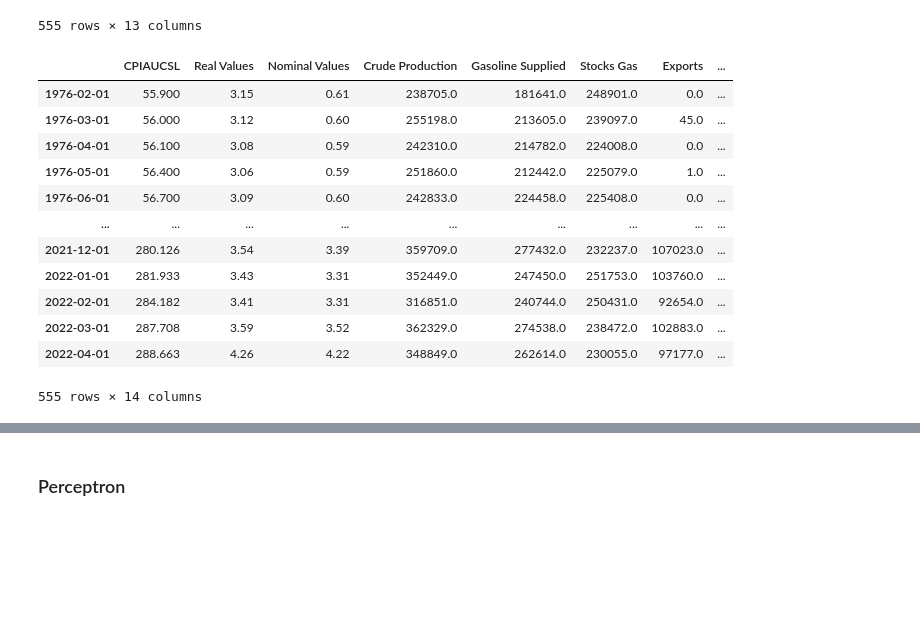
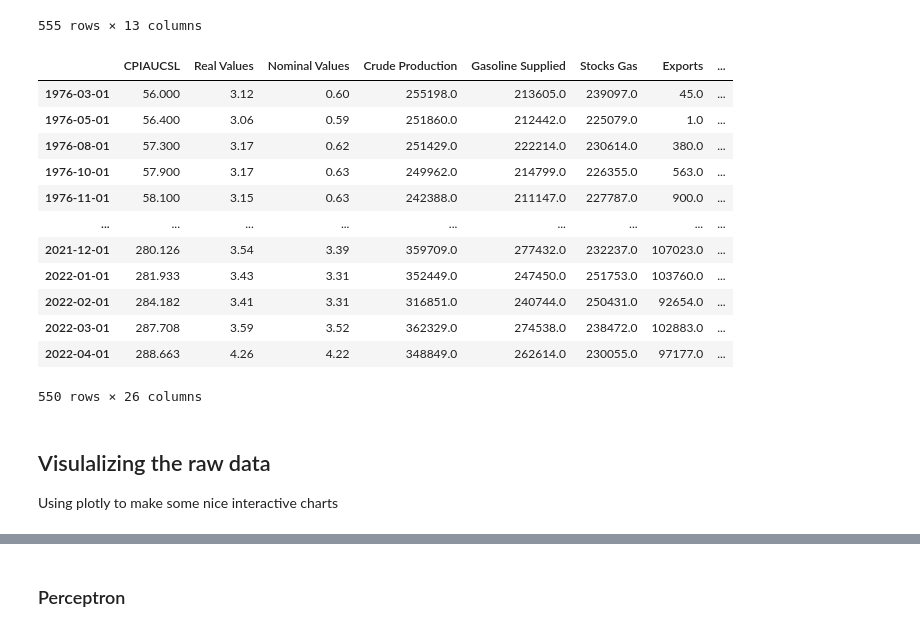
Before and after one commit to luca1308/12115167_Project, a Jupyter notebook: src/project.ipynb, the cells around one changed output, grey strips where cells are left out. Drawn from its saved outputs; the diff is of its cells as text; code cells hidden in the pictures; blank space fills up the shorter version.

Commit message:
Structuring, Data Source/Random Forest added

```diff
--- a/src/project.ipynb
+++ b/src/project.ipynb
@@ -197,42 +180,46 @@ df
 | 2022-04-01 | 288.663 | 4.26 | 4.22 | 348849.0 | 262614.0 | 230055.0 | 97177.0 | ... |
 555 rows × 13 columns
 # %%
+# adding several ratios that might be a good indicator
 df["Crude Production to Real Price"]=df["Crude Production"]/df["Real Values"]
 df["Crude Production to Exports"]=df["Crude Production"]/df["Exports"]
 df["Crude Production to Imports"]=df["Crude Production"]/df["Imports"]
 df["Crude Production to Stocks"]=df["Crude Production"]/df["Stocks Gas"]
-
 
 df["Gasoline Supplied to Crude Production"]=df["Gasoline Supplied"]/df["Crude Production"]
 df["Gasoline Supplied to Crude Exports"]=df["Gasoline Supplied"]/df["Exports"]
 df["Gasoline Supplied to Crude Imports"]=df["Gasoline Supplied"]/df["Imports"]
 df["Gasoline Supplied to Stocks Gas"]=df["Gasoline Supplied"]/df["Stocks Gas"]
 
 df["Real Price to Exxon"]=df["Real Values"]/df["Exxon"]
-df["Real to Chevron"]=df["Real Values"]/df["Chevron"]
+df["Real Price to Chevron"]=df["Real Values"]/df["Chevron"]
 df["Real Price to SP 500"]=df["Real Values"]/df["SP500"]
 df["Real Price to CPI"]=df["Real Values"]/df["CPIAUCSL"]
 
+# our dependent variable y: 1 if rise, 0 if decline
 df["Movement"] = np.where((df["Real Values"]-df["Real Values"].shift())>0, 1, 0)
 
 # replacing and dropping infinite values
 df.replace([np.inf, -np.inf], np.nan, inplace=True)
 df.dropna(inplace=True)
 
 df
 # %% [output]
 |  | CPIAUCSL | Real Values | Nominal Values | Crude Production | Gasoline Supplied | Stocks Gas | Exports | ... |
-| 1976-02-01 | 55.900 | 3.15 | 0.61 | 238705.0 | 181641.0 | 248901.0 | 0.0 | ... |
 | 1976-03-01 | 56.000 | 3.12 | 0.60 | 255198.0 | 213605.0 | 239097.0 | 45.0 | ... |
-| 1976-04-01 | 56.100 | 3.08 | 0.59 | 242310.0 | 214782.0 | 224008.0 | 0.0 | ... |
 | 1976-05-01 | 56.400 | 3.06 | 0.59 | 251860.0 | 212442.0 | 225079.0 | 1.0 | ... |
-| 1976-06-01 | 56.700 | 3.09 | 0.60 | 242833.0 | 224458.0 | 225408.0 | 0.0 | ... |
+| 1976-08-01 | 57.300 | 3.17 | 0.62 | 251429.0 | 222214.0 | 230614.0 | 380.0 | ... |
+| 1976-10-01 | 57.900 | 3.17 | 0.63 | 249962.0 | 214799.0 | 226355.0 | 563.0 | ... |
+| 1976-11-01 | 58.100 | 3.15 | 0.63 | 242388.0 | 211147.0 | 227787.0 | 900.0 | ... |
 | ... | ... | ... | ... | ... | ... | ... | ... | ... |
 | 2021-12-01 | 280.126 | 3.54 | 3.39 | 359709.0 | 277432.0 | 232237.0 | 107023.0 | ... |
 | 2022-01-01 | 281.933 | 3.43 | 3.31 | 352449.0 | 247450.0 | 251753.0 | 103760.0 | ... |
 | 2022-02-01 | 284.182 | 3.41 | 3.31 | 316851.0 | 240744.0 | 250431.0 | 92654.0 | ... |
 | 2022-03-01 | 287.708 | 3.59 | 3.52 | 362329.0 | 274538.0 | 238472.0 | 102883.0 | ... |
 | 2022-04-01 | 288.663 | 4.26 | 4.22 | 348849.0 | 262614.0 | 230055.0 | 97177.0 | ... |
-555 rows × 14 columns
+550 rows × 26 columns
+# %% [markdown]
+## Visulalizing the raw data
+Using plotly to make some nice interactive charts
 # %%
 import plotly.express as px
```
Also changed, not shown: parts of 39 cells of this notebook.
